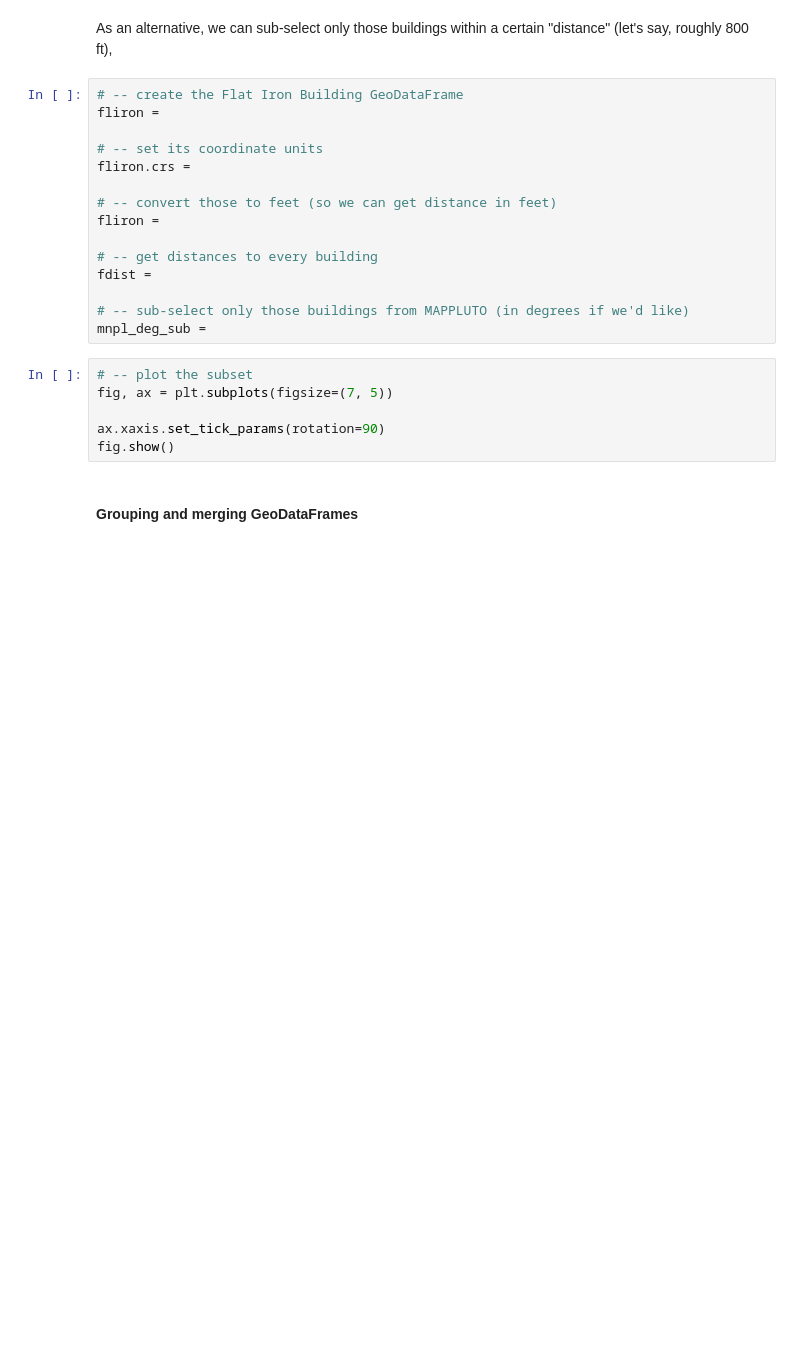
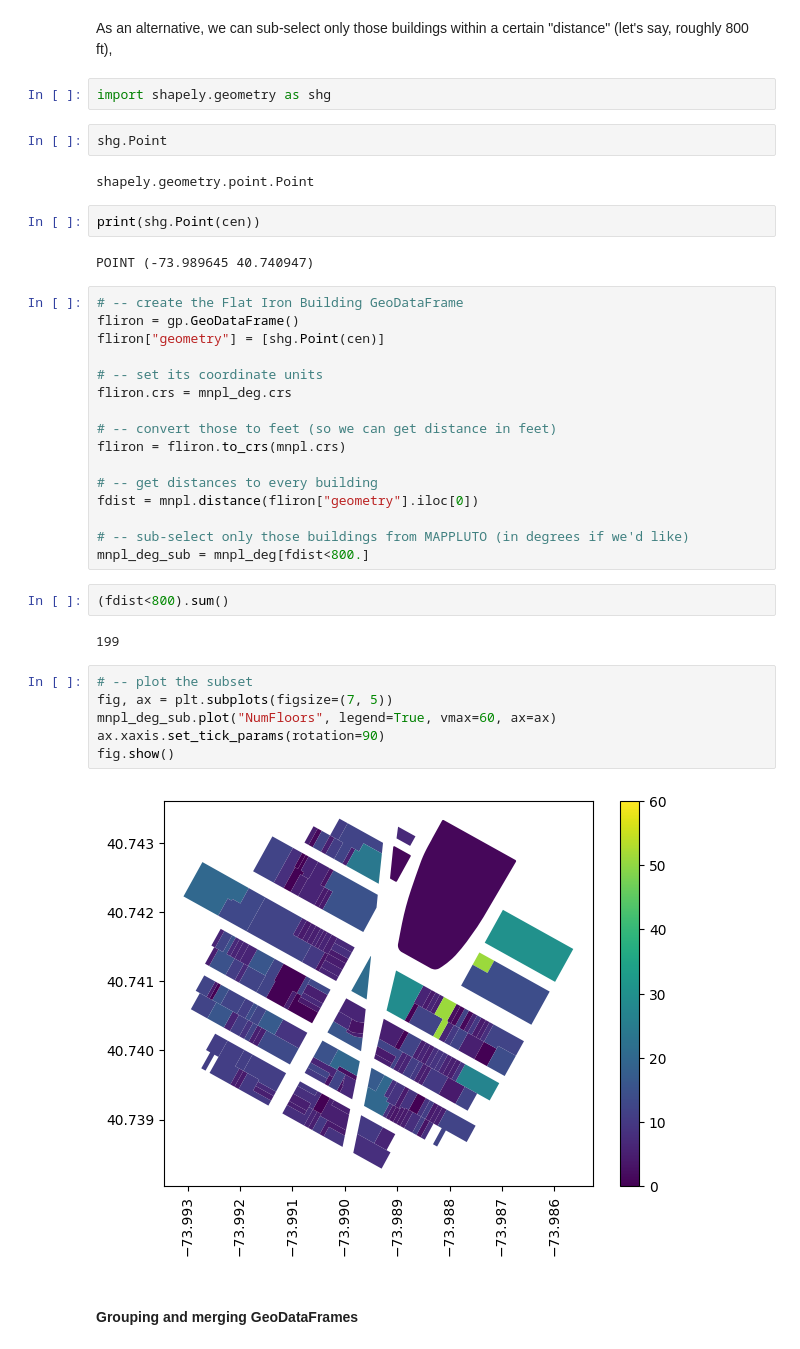
Before and after one commit to ReidelVichot/DSTEP23, a Jupyter notebook: week_9/dstep23_geospatial_intro_part3.ipynb, the cells around one changed output. Cells and saved outputs as stored; diff of their text form; blank space fills up the shorter version.

```diff
--- a/week_9/dstep23_geospatial_intro_part3.ipynb
+++ b/week_9/dstep23_geospatial_intro_part3.ipynb
@@ -152,26 +272,43 @@ fig.show()
 # %% [markdown]
 As an alternative, we can sub-select only those buildings within a certain "distance" (let's say, roughly 800 ft),
+# %%
+import shapely.geometry as shg
+# %%
+shg.Point
+# %% [output]
+shapely.geometry.point.Point
+# %%
+print(shg.Point(cen))
+# %% [output]
+POINT (-73.989645 40.740947)
 # %%
 # -- create the Flat Iron Building GeoDataFrame
-fliron =
+fliron = gp.GeoDataFrame()
+fliron["geometry"] = [shg.Point(cen)]
 
 # -- set its coordinate units
-fliron.crs =
+fliron.crs = mnpl_deg.crs
 
 # -- convert those to feet (so we can get distance in feet)
-fliron =
+fliron = fliron.to_crs(mnpl.crs)
 
 # -- get distances to every building
-fdist =
+fdist = mnpl.distance(fliron["geometry"].iloc[0])
 
 # -- sub-select only those buildings from MAPPLUTO (in degrees if we'd like)
-mnpl_deg_sub =
+mnpl_deg_sub = mnpl_deg[fdist<800.]
+# %%
+(fdist<800).sum()
+# %% [output]
+199
 # %%
 # -- plot the subset
 fig, ax = plt.subplots(figsize=(7, 5))
-
+mnpl_deg_sub.plot("NumFloors", legend=True, vmax=60, ax=ax)
 ax.xaxis.set_tick_params(rotation=90)
 fig.show()
+# %% [output]
+[figure, added]
 # %% [markdown]
 #### **Grouping and merging GeoDataFrames**
 # %% [markdown]
```
Also changed, not shown: parts of 25 cells of this notebook.
